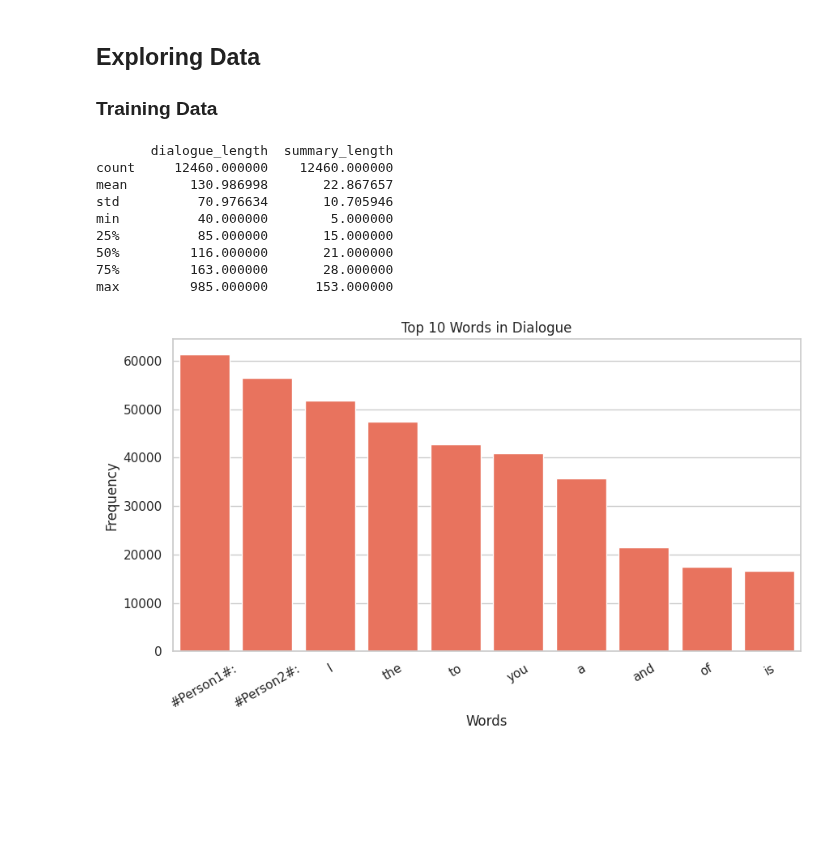
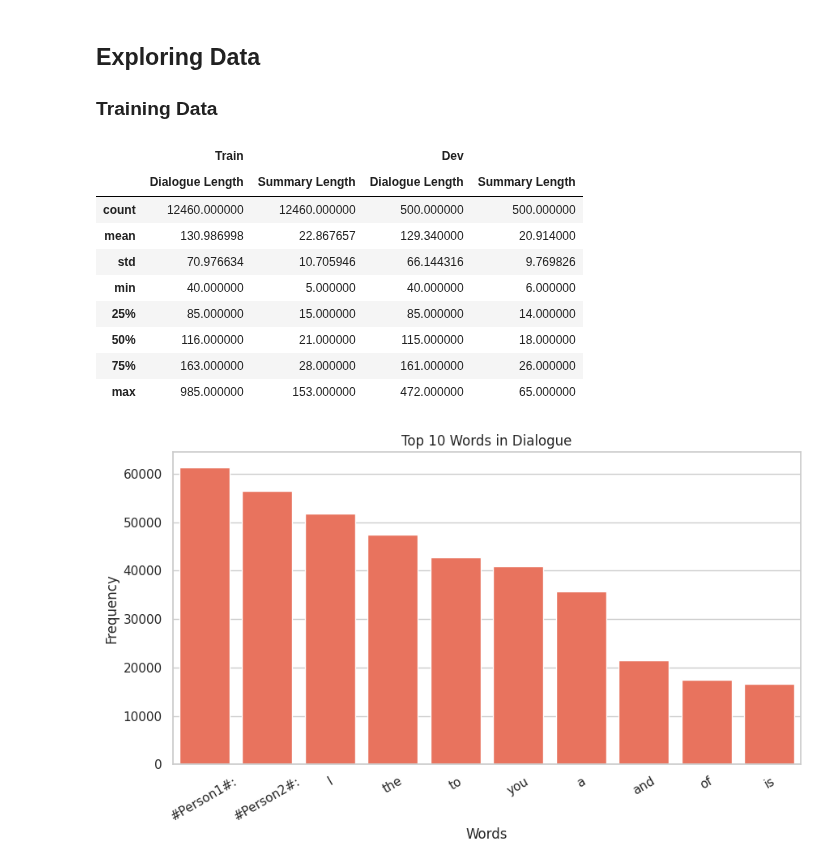
Before and after one commit to dipankarsrirag/Dialogue-Summarisation, a Jupyter notebook: notebooks/Report.ipynb, the cells around one changed output. Saved outputs shown, nothing was run; the diff lists cells and outputs as text; code cells hidden in the pictures; blank space fills up the shorter version.

```diff
--- a/notebooks/Report.ipynb
+++ b/notebooks/Report.ipynb
@@ -125,25 +125,42 @@ Drive already mounted at /content/drive; to attempt to forcibly remount, call dr
 ## Exploring Data
 
 ### Training Data
-# %%
-train_df = pd.read_json('/content/drive/My Drive/COMP9444/data/raw/dialogsum/dialogsum.train.jsonl',
-                      lines=True)[['dialogue', 'summary']]
-
-train_df['dialogue_length'] = train_df['dialogue'].apply(lambda x: len(x.split()))
-train_df['summary_length'] = train_df['summary'].apply(lambda x: len(x.split()))
-
-basic_stats = train_df[['dialogue_length', 'summary_length']].describe()
-print(basic_stats)
-# %% [output]
-       dialogue_length  summary_length
-count     12460.000000    12460.000000
-mean        130.986998       22.867657
-std          70.976634       10.705946
-min          40.000000        5.000000
-25%          85.000000       15.000000
-50%         116.000000       21.000000
-75%         163.000000       28.000000
-max         985.000000      153.000000
+# %%
+# Load the training data
+train_df = pd.read_json('/content/drive/My Drive/COMP9444/data/raw/dialogsum/dialogsum.train.jsonl',
+                        lines=True)[['dialogue', 'summary']]
+train_df['Dialogue Length'] = train_df['dialogue'].apply(lambda x: len(x.split()))
+train_df['Summary Length'] = train_df['summary'].apply(lambda x: len(x.split()))
+train_stats = train_df[['Dialogue Length', 'Summary Length']].describe()
+
+# Load the development data
+dev_df = pd.read_json('/content/drive/My Drive/COMP9444/data/raw/dialogsum/dialogsum.dev.jsonl',
+                      lines=True)[['dialogue', 'summary']]
+dev_df['Dialogue Length'] = dev_df['dialogue'].apply(lambda x: len(x.split()))
+dev_df['Summary Length'] = dev_df['summary'].apply(lambda x: len(x.split()))
+dev_stats = dev_df[['Dialogue Length', 'Summary Length']].describe()
+
+# Combine the statistics
+combined_stats = pd.concat([train_stats, dev_stats], axis=1, keys=['Train', 'Dev'])
+
+# Format and display the combined DataFrame
+formatted_combined_stats = combined_stats.style.set_table_styles([
+    {'selector': 'th', 'props': [('font-size', '12pt')]},
+    {'selector': 'table', 'props': [('margin-left', 'auto'), ('margin-right', 'auto')]}  # Centering the table
+]).set_properties(**{'text-align': 'center'})  # Centering the text
+
+formatted_combined_stats
+# %% [output]
+|  | Train |  | Dev |  |
+|  | Dialogue Length | Summary Length | Dialogue Length | Summary Length |
+| count | 12460.000000 | 12460.000000 | 500.000000 | 500.000000 |
+| mean | 130.986998 | 22.867657 | 129.340000 | 20.914000 |
+| std | 70.976634 | 10.705946 | 66.144316 | 9.769826 |
+| min | 40.000000 | 5.000000 | 40.000000 | 6.000000 |
+| 25% | 85.000000 | 15.000000 | 85.000000 | 14.000000 |
+| 50% | 116.000000 | 21.000000 | 115.000000 | 18.000000 |
+| 75% | 163.000000 | 28.000000 | 161.000000 | 26.000000 |
+| max | 985.000000 | 153.000000 | 472.000000 | 65.000000 |
 # %%
 word_counts = Counter(" ".join(train_df['dialogue']).split())
 
```
Also changed, not shown: parts of 2 cells of this notebook.
